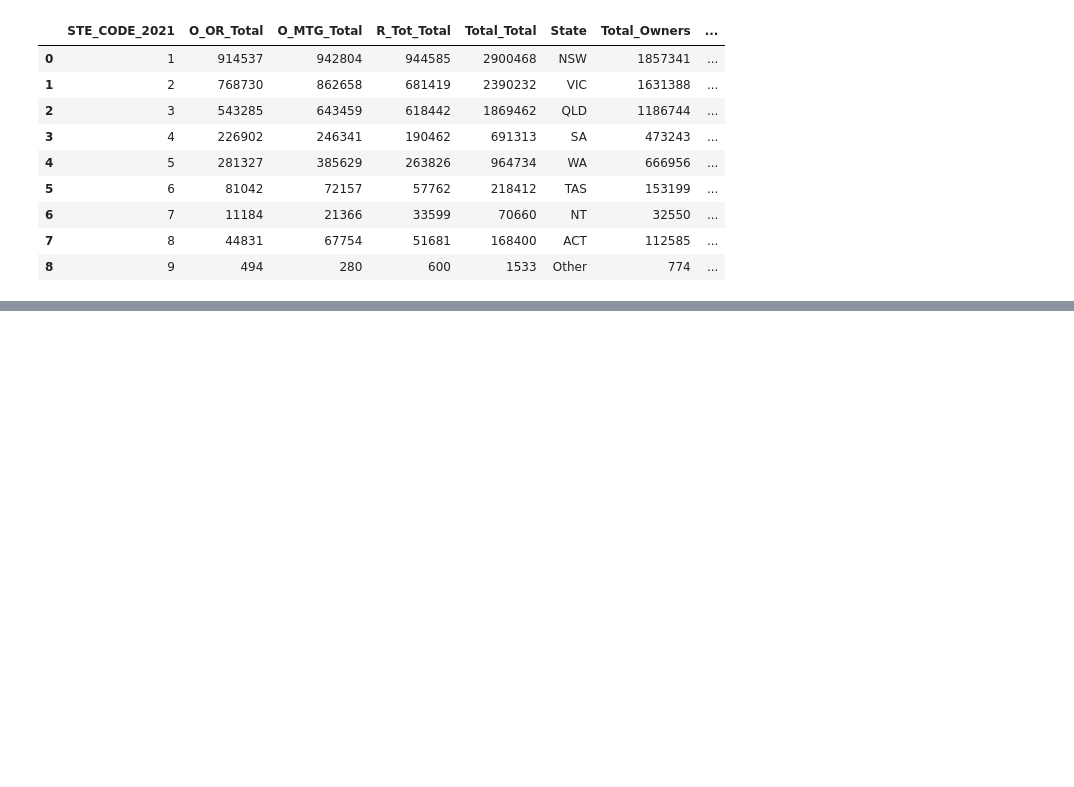
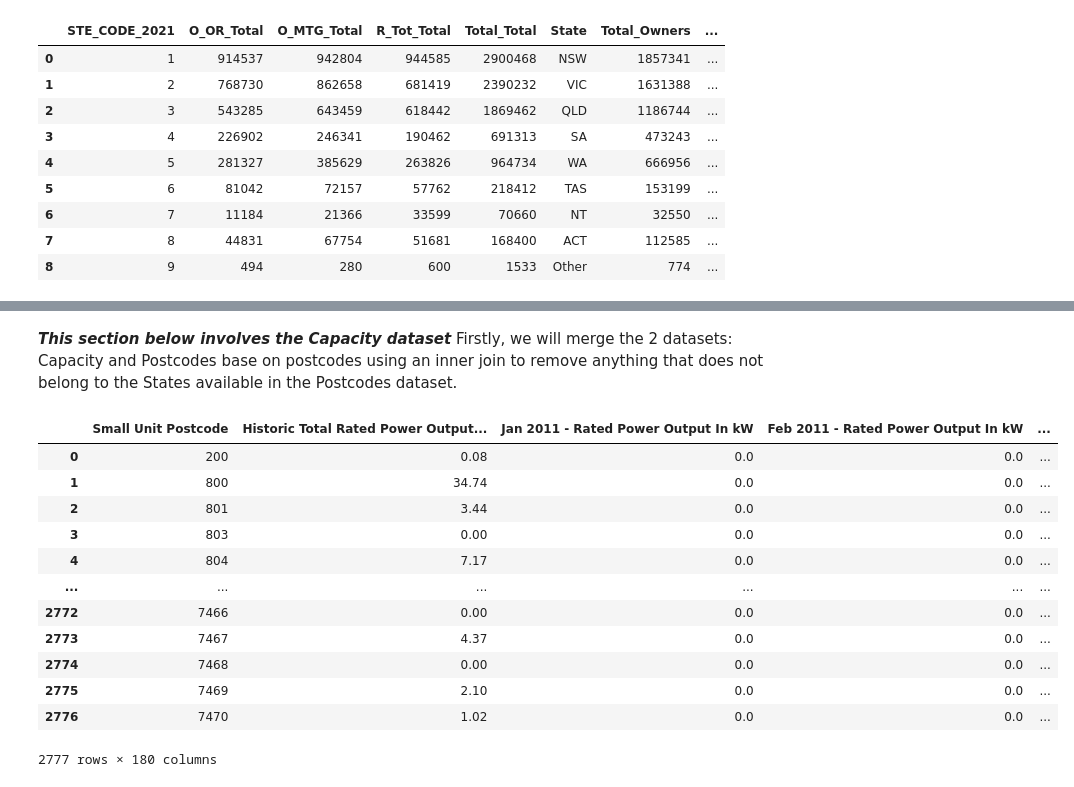
Before and after one commit to quantwothree/solar-energy-adoption-au, a Jupyter notebook: ARENA.ipynb, the cells around one changed output, grey strips where cells are left out. Cells and saved outputs as stored; diff of their text form; code cells hidden in the pictures; blank space fills up the shorter version.

```diff
--- a/ARENA.ipynb
+++ b/ARENA.ipynb
@@ -755,0 +841,21 @@ display(df_census_21_cleaned)
+# %%
+df_postcodes_cleaned = df_postcodes_cleaned.drop_duplicates(subset=['postcode','state']).reset_index(drop=True)
+
+# Find duplicate rows based on postcode
+duplicates = df_postcodes_cleaned[
+    df_postcodes_cleaned['postcode'].duplicated(keep=False)
+]
+
+# Get the distinct postcodes
+repeated_postcodes = duplicates['postcode'].unique()
+
+# Find rows with repeated postcodes
+repeated_rows = df_postcodes_cleaned['postcode'].isin(repeated_postcodes)
+
+# Find rows with unique postcodes
+unique_rows = ~repeated_rows
+
+# Keep only unique postcodes
+df_postcodes_cleaned = df_postcodes_cleaned[unique_rows].copy()
+
+display(df_postcodes_cleaned)
@@ -755,0 +876,28 @@ display(df_census_21_cleaned)
+# %% [markdown]
+***This section below involves the Capacity dataset***
+Firstly, we will merge the 2 datasets:
+Capacity and Postcodes base on postcodes using an inner join to remove anything that does not belong to the States available in the Postcodes dataset.
+# %%
+df_capacity_mapped = pd.merge(
+    df_capacity,
+    df_postcodes_cleaned,
+    left_on='Small Unit Postcode',
+    right_on='postcode',
+    how='inner'
+)
+
+display(df_capacity_mapped)
+# %% [output]
+|  | Small Unit Postcode | Historic Total Rated Power Output... | Jan 2011 - Rated Power Output In kW | Feb 2011 - Rated Power Output In kW | ... |
+| 0 | 200 | 0.08 | 0.0 | 0.0 | ... |
+| 1 | 800 | 34.74 | 0.0 | 0.0 | ... |
+| 2 | 801 | 3.44 | 0.0 | 0.0 | ... |
+| 3 | 803 | 0.00 | 0.0 | 0.0 | ... |
+| 4 | 804 | 7.17 | 0.0 | 0.0 | ... |
+| ... | ... | ... | ... | ... | ... |
+| 2772 | 7466 | 0.00 | 0.0 | 0.0 | ... |
+| 2773 | 7467 | 4.37 | 0.0 | 0.0 | ... |
+| 2774 | 7468 | 0.00 | 0.0 | 0.0 | ... |
+| 2775 | 7469 | 2.10 | 0.0 | 0.0 | ... |
+| 2776 | 7470 | 1.02 | 0.0 | 0.0 | ... |
+2777 rows × 180 columns
```
Also changed, not shown: parts of 10 cells of this notebook.
